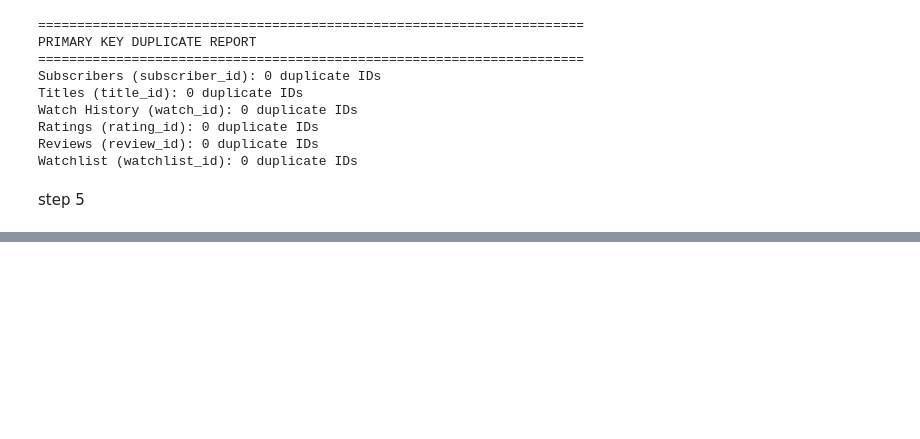
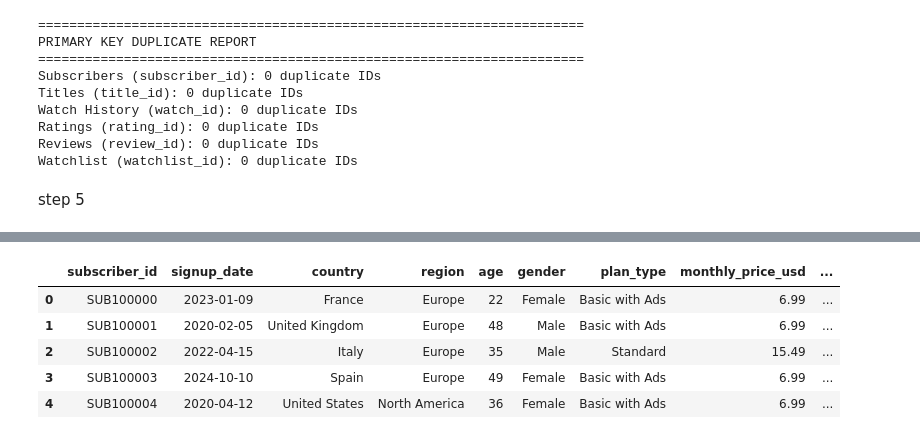
Before and after one commit to harsh-suman5/internmo_data_analytics_internship, a Jupyter notebook: project1/Phase1_DataCleaning_HARSH_SUMAN.ipynb, the cells around one changed output, grey strips where cells are left out. Drawn from its saved outputs; the diff is of its cells as text; code cells hidden in the pictures; blank space fills up the shorter version.

Commit message:
checked data types and change if needed like datetime

```diff
--- a/project1/Phase1_DataCleaning_HARSH_SUMAN.ipynb
+++ b/project1/Phase1_DataCleaning_HARSH_SUMAN.ipynb
@@ -255,0 +291,20 @@ step 5
+# %%
+subscribers['signup_date'] = pd.to_datetime(subscribers['signup_date'], format='%Y-%m-%d', errors='coerce')
+subscribers['churn_date'] = pd.to_datetime(subscribers['churn_date'], format='%Y-%m-%d', errors='coerce')
+
+# titles
+titles['date_added'] =  pd.to_datetime(titles['date_added'], format='%Y-%m-%d', errors='coerce')
+titles['license_expiry'] = pd.to_datetime(titles['license_expiry'], format='%Y-%m-%d', errors='coerce')
+
+# wathch history
+
+watch_history['watch_date'] = pd.to_datetime(watch_history['watch_date'], format='%Y-%m-%d', errors='coerce')
+
+# rating
+rating['rating_date'] = pd.to_datetime(rating['rating_date'], format='%Y-%m-%d', errors='coerce')
+
+# reviews
+reviews['review_date'] = pd.to_datetime(reviews['review_date'], format='%Y-%m-%d', errors='coerce')
+
+# watchlist
+watchlist['added_date'] = pd.to_datetime(watchlist['added_date'], format='%Y-%m-%d', errors='coerce')
@@ -255,0 +336,9 @@ step 5
+# %%
+subscribers.head()
+# %% [output]
+|  | subscriber_id | signup_date | country | region | age | gender | plan_type | monthly_price_usd | ... |
+| 0 | SUB100000 | 2023-01-09 | France | Europe | 22 | Female | Basic with Ads | 6.99 | ... |
+| 1 | SUB100001 | 2020-02-05 | United Kingdom | Europe | 48 | Male | Basic with Ads | 6.99 | ... |
+| 2 | SUB100002 | 2022-04-15 | Italy | Europe | 35 | Male | Standard | 15.49 | ... |
+| 3 | SUB100003 | 2024-10-10 | Spain | Europe | 49 | Female | Basic with Ads | 6.99 | ... |
+| 4 | SUB100004 | 2020-04-12 | United States | North America | 36 | Female | Basic with Ads | 6.99 | ... |
```
Also changed, not shown: parts of 3 cells of this notebook.
